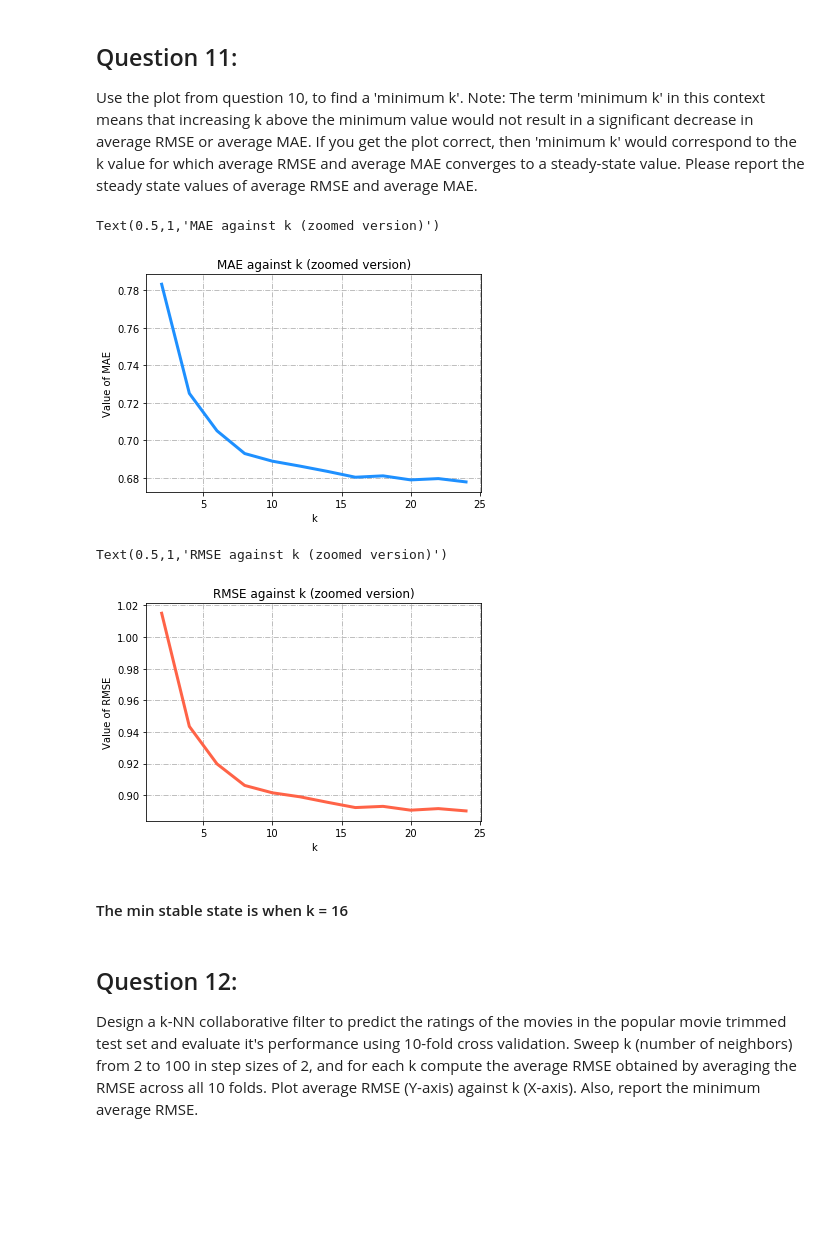
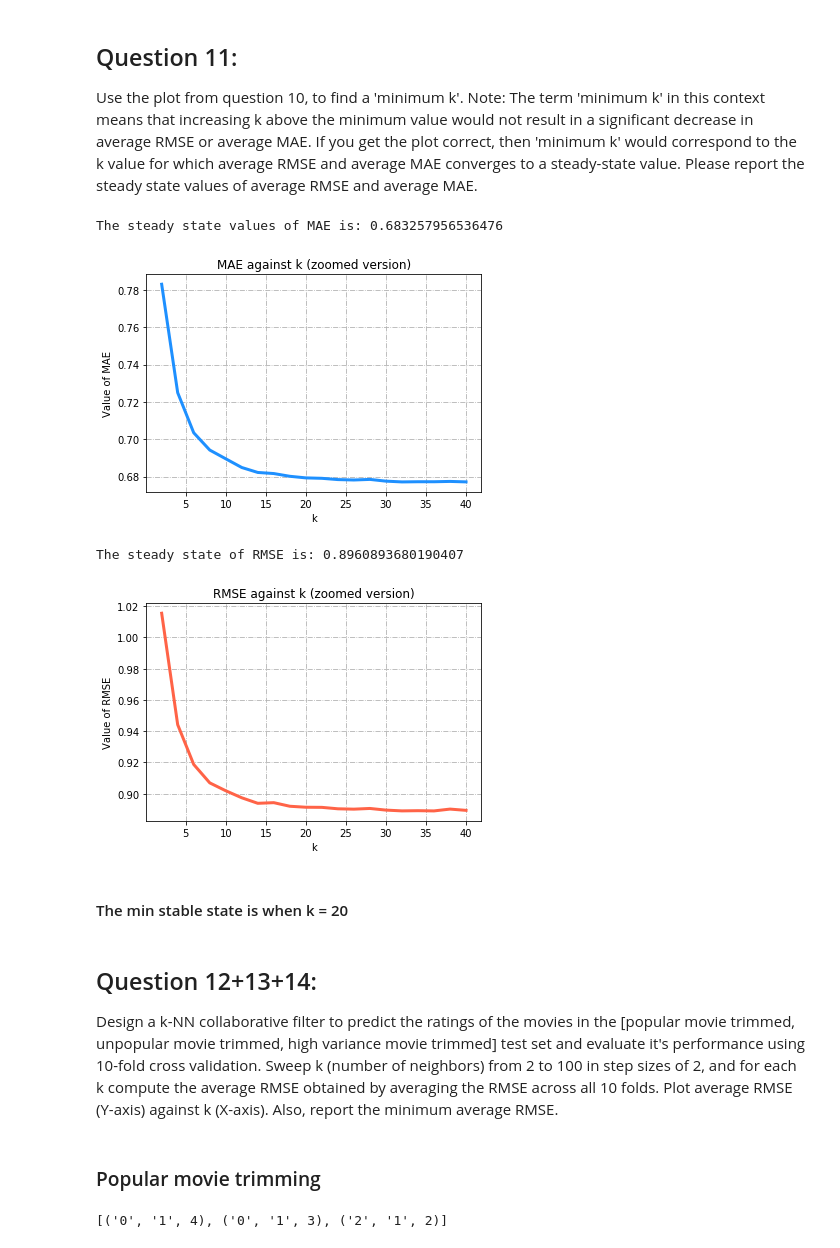
Before and after one commit to Shuyifan/ECE-219-Large-Scale-Data-Mining-Project, a Jupyter notebook: project 3/Project 3.ipynb, the cells around one changed output. Cells and saved outputs as stored; diff of their text form; code cells hidden in the pictures; blank space fills up the shorter version.

```diff
--- a/project 3/Project 3.ipynb
+++ b/project 3/Project 3.ipynb
@@ -370,26 +370,48 @@ Text(0.5,1,'RMSE against k')
 Use the plot from question 10, to find a 'minimum k'. Note: The term 'minimum k' in this context means that increasing k above the minimum value would not result in a significant decrease in average RMSE or average MAE. If you get the plot correct, then 'minimum k' would correspond to the k value for which average RMSE and average MAE converges to a steady-state value. Please report the steady state values of average RMSE and average MAE.
 # %%
 #  zoom MAE
-plt.plot(x[:12],mae[:12],color='dodgerblue',linewidth=3)
+plt.plot(x[:20],mae[:20],color='dodgerblue',linewidth=3)
 plt.grid(True,linestyle='-.')
 plt.xlabel('k')
 plt.ylabel('Value of MAE')
 plt.title('MAE against k (zoomed version)')
+print('The steady state values of MAE is:',np.mean(mae[:-10]))
 # %% [output]
-Text(0.5,1,'MAE against k (zoomed version)')
+The steady state values of MAE is: 0.683257956536476
-[figure, old version]
+[figure, new version]
 # %%
 # zoom RMSE
-plt.plot(x[:12],rmse[:12],color='tomato',linewidth=3)
+plt.plot(x[:20],rmse[:20],color='tomato',linewidth=3)
 plt.grid(True,linestyle='-.')
 plt.xlabel('k')
 plt.ylabel('Value of RMSE')
 plt.title('RMSE against k (zoomed version)')
+print('The steady state of RMSE is:',np.mean(rmse[:-10]))
 # %% [output]
-Text(0.5,1,'RMSE against k (zoomed version)')
+The steady state of RMSE is: 0.8960893680190407
-[figure, old version]
+[figure, new version]
 # %% [markdown]
-#### The min stable state is when k = 16
+#### The min stable state is when k = 20
 # %% [markdown]
-## Question 12:
-Design a k-NN collaborative filter to predict the ratings of the movies in the popular movie trimmed test set and evaluate it's performance using 10-fold cross validation. Sweep k (number of neighbors) from 2 to 100 in step sizes of 2, and for each k compute the average RMSE obtained by averaging the RMSE across all 10 folds. Plot average RMSE (Y-axis) against k (X-axis). Also, report the minimum average RMSE.
+## Question 12+13+14:
+Design a k-NN collaborative filter to predict the ratings of the movies in the \[popular movie trimmed, unpopular movie trimmed, high variance movie trimmed\] test set and evaluate it's performance using 10-fold cross validation. Sweep k (number of neighbors) from 2 to 100 in step sizes of 2, and for each k compute the average RMSE obtained by averaging the RMSE across all 10 folds. Plot average RMSE (Y-axis) against k (X-axis). Also, report the minimum average RMSE.
+# %% [markdown]
+### Popular movie trimming
+# %%
+# Define a function for Popular movie trimming
+
+#testset_sort = sorted(testset,key=lambda x:int(x[1]))
+#count_sort = sorted(Counter([x[1] for x in testset_sort]).items(),
+ #                   key=lambda item:int(item[1]))
+def PMT(testset):
+    counter = [x for x in Counter([x[1] for x in testset]).items()]
+    count_filter = list(filter(lambda x:x[1] > 2,counter))
+    testset_trim = list(filter(lambda x:x[1] in [y[0] for y in count_filter],
+                           testset))
+    return testset_trim
+
+# test PMT function
+a = [('0','1',4),('0','1',3),('2','1',2),('2','2',2),('2','3',5),('6','3',5)]
+PMT(a)
+# %% [output]
+[('0', '1', 4), ('0', '1', 3), ('2', '1', 2)]
```
Also changed, not shown: parts of 15 cells of this notebook.
